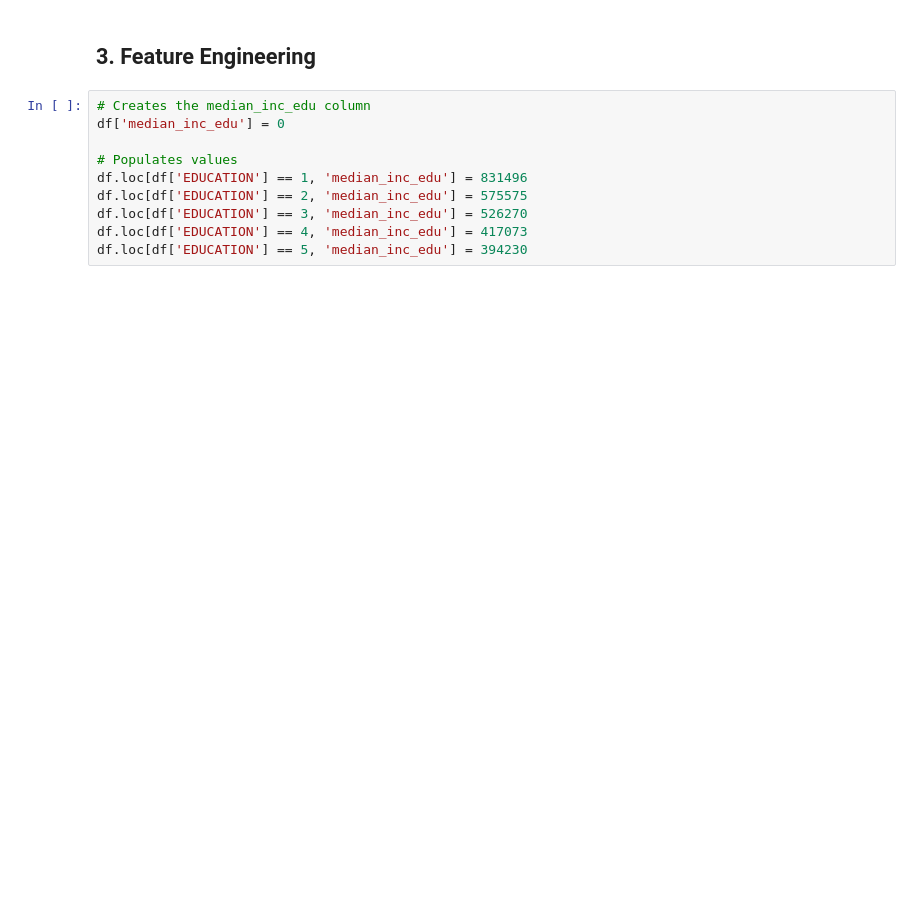
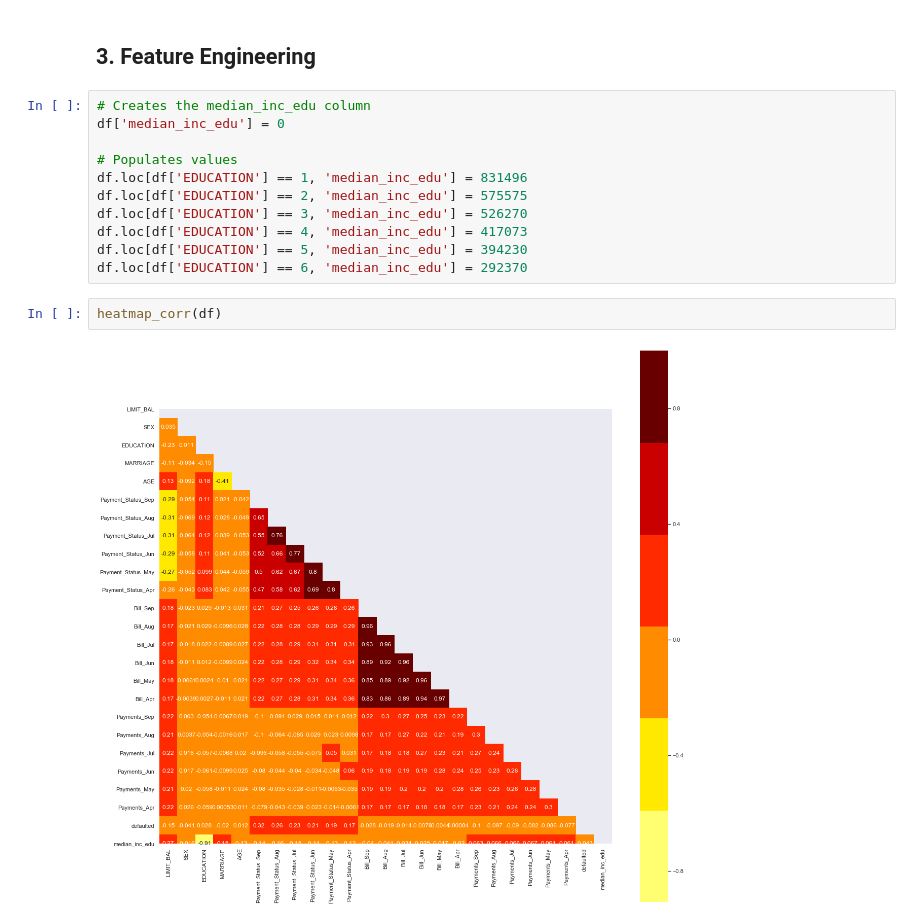
Before and after one commit to jmcneilkeller/Taiwanese_Credit_Card_Defaul, a Jupyter notebook: Taiwan_Repaired.ipynb, the cells around one changed output. Saved outputs shown, nothing was run; the diff lists cells and outputs as text; blank space fills up the shorter version.

```diff
--- a/Taiwan_Repaired.ipynb
+++ b/Taiwan_Repaired.ipynb
@@ -567,3 +567,8 @@ df.loc[df['EDUCATION'] == 2, 'median_inc_edu'] = 575575
 df.loc[df['EDUCATION'] == 3, 'median_inc_edu'] = 526270
 df.loc[df['EDUCATION'] == 4, 'median_inc_edu'] = 417073
 df.loc[df['EDUCATION'] == 5, 'median_inc_edu'] = 394230
+df.loc[df['EDUCATION'] == 6, 'median_inc_edu'] = 292370
+# %%
+heatmap_corr(df)
+# %% [output]
+[figure, added]
```
Also changed, not shown: parts of 7 cells of this notebook.
